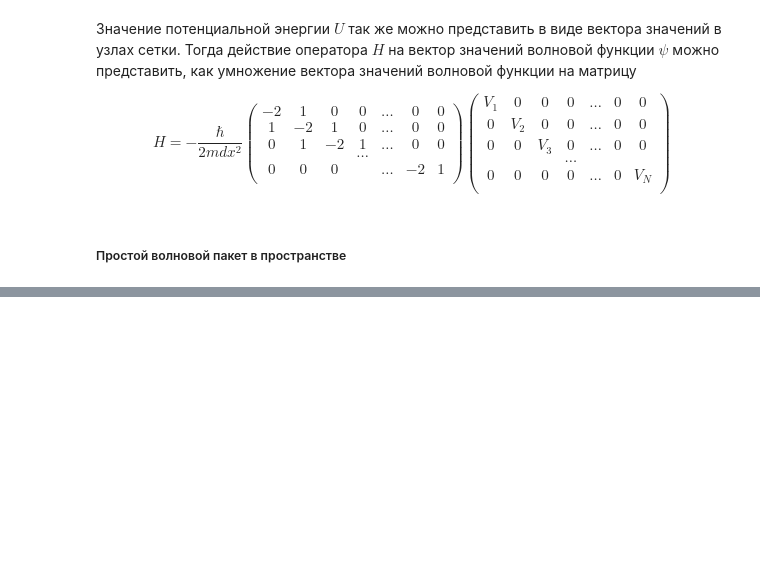
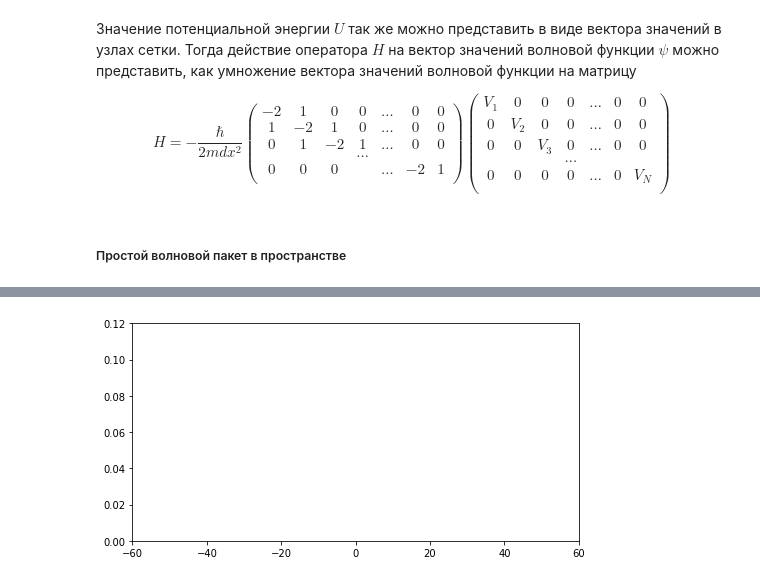
Before and after one commit to pavel-collab/Time-dependent-Schrodinger-equation, a Jupyter notebook: main.ipynb, the cells around one changed output, grey strips where cells are left out. Cells and saved outputs as stored; diff of their text form; code cells hidden in the pictures; blank space fills up the shorter version.

```diff
--- a/main.ipynb
+++ b/main.ipynb
@@ -223,0 +258,33 @@ ani.save(f, writer=writervideo)
+# %%
+fig, ax = plt.subplots(1, 1, figsize=(8, 4))
+# don't forget to set an axis limits
+ax.set_xlim(x_start, x_end)
+ax.set_ylim(0.0, 0.12)
+
+
+# next we need to create and initial empty frame
+ln1, = plt.plot([], [])
+ln2, = plt.plot([], [])
+
+# number of frames per second
+frm_p_sec = 30
+
+# define the animation function
+# this function describe how we will change our frame
+# i -- is a number of frame
+# it's obvious that the nember of frame consists of time
+def animate(i):
+    # Lets explain what does it for
+    # in matplotlib animation the animate function really wants to
+    # depend of i (number of frame)
+    # so, if the interpritator see that i is not used
+    # it waise a warning
+    # but in pur case we don't need to use the number of frame, so we make  an
+    # artificial using of variable i to avoid a wornings
+    I = i
+    psi.PsiTimeEvolute()
+    # update information about 1st plot
+    ln1.set_data(x_dense, psi.WaveFunctioProbability())
+    ln2.set_data(x_dense, V_dense)
+# %% [output]
+[figure, added]
```
Also changed, not shown: parts of 12 cells of this notebook, 3 other files.
